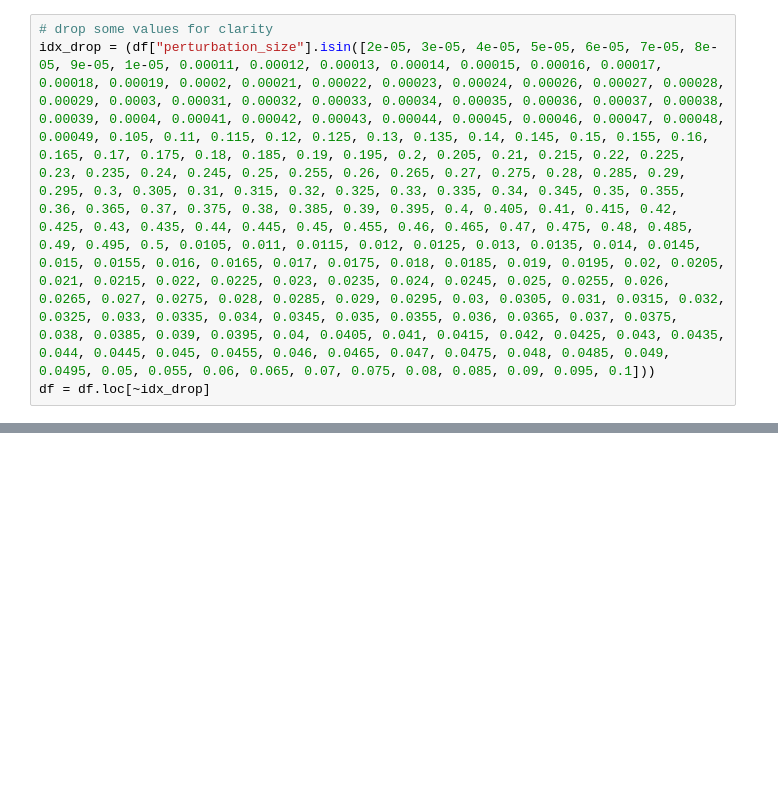
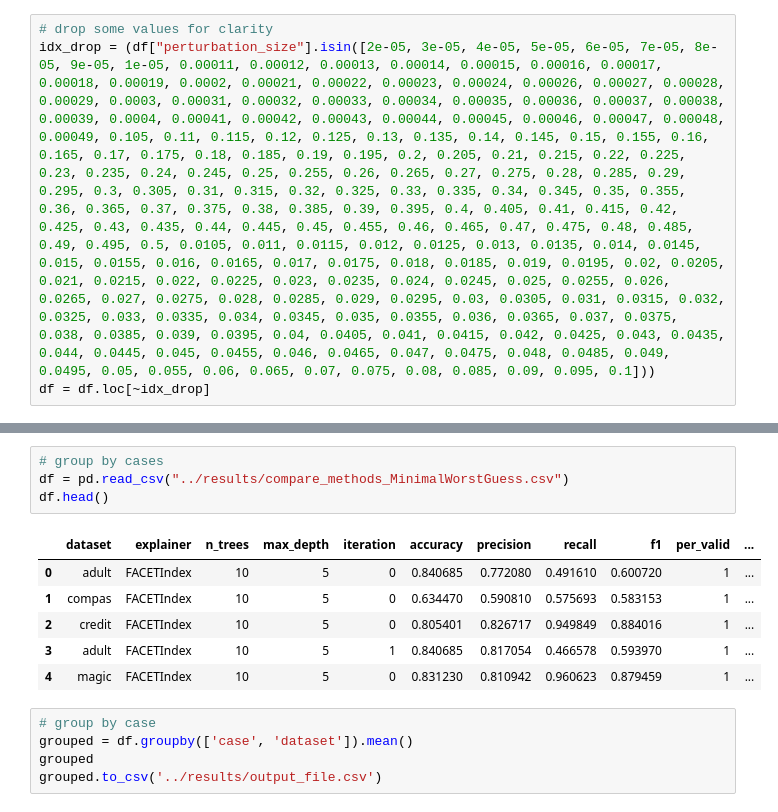
Before and after one commit to PeterVanNostrand/FACET, a Jupyter notebook: figures/pertubation_robustness.ipynb, the cells around one changed output, grey strips where cells are left out. Cells and saved outputs as stored; diff of their text form; blank space fills up the shorter version.

```diff
--- a/figures/pertubation_robustness.ipynb
+++ b/figures/pertubation_robustness.ipynb
@@ -175,0 +203,16 @@ render_plot_ax("perturbation_size", "per_valid", "Perturbation Size (% Space)",
+# %%
+# group by cases
+df = pd.read_csv("../results/compare_methods_MinimalWorstGuess.csv")
+df.head()
+# %% [output]
+|  | dataset | explainer | n_trees | max_depth | iteration | accuracy | precision | recall | f1 | per_valid | ... |
+| 0 | adult | FACETIndex | 10 | 5 | 0 | 0.840685 | 0.772080 | 0.491610 | 0.600720 | 1 | ... |
+| 1 | compas | FACETIndex | 10 | 5 | 0 | 0.634470 | 0.590810 | 0.575693 | 0.583153 | 1 | ... |
+| 2 | credit | FACETIndex | 10 | 5 | 0 | 0.805401 | 0.826717 | 0.949849 | 0.884016 | 1 | ... |
+| 3 | adult | FACETIndex | 10 | 5 | 1 | 0.840685 | 0.817054 | 0.466578 | 0.593970 | 1 | ... |
+| 4 | magic | FACETIndex | 10 | 5 | 0 | 0.831230 | 0.810942 | 0.960623 | 0.879459 | 1 | ... |
+# %%
+# group by case
+grouped = df.groupby(['case', 'dataset']).mean()
+grouped
+grouped.to_csv('../results/output_file.csv')
```
Also changed, not shown: parts of 7 cells of this notebook, 5 other files.
